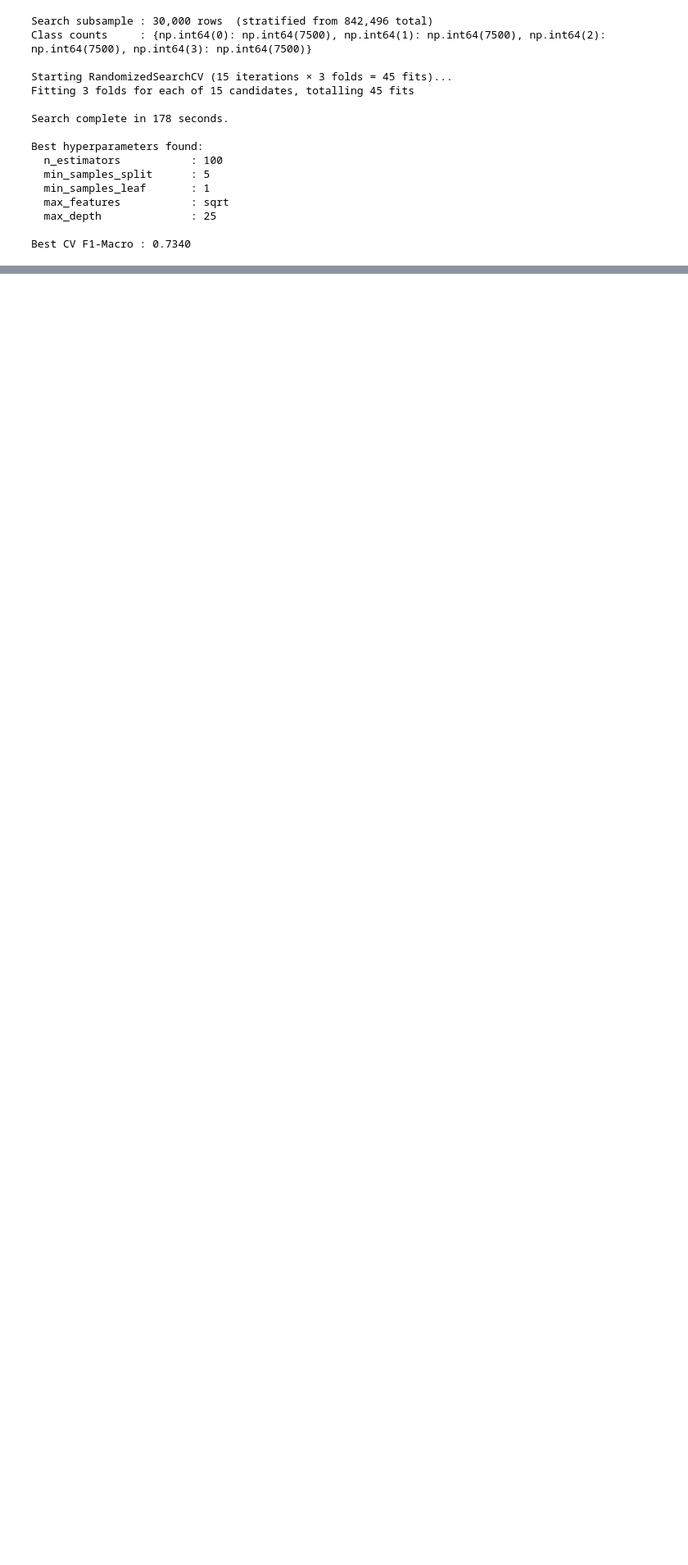
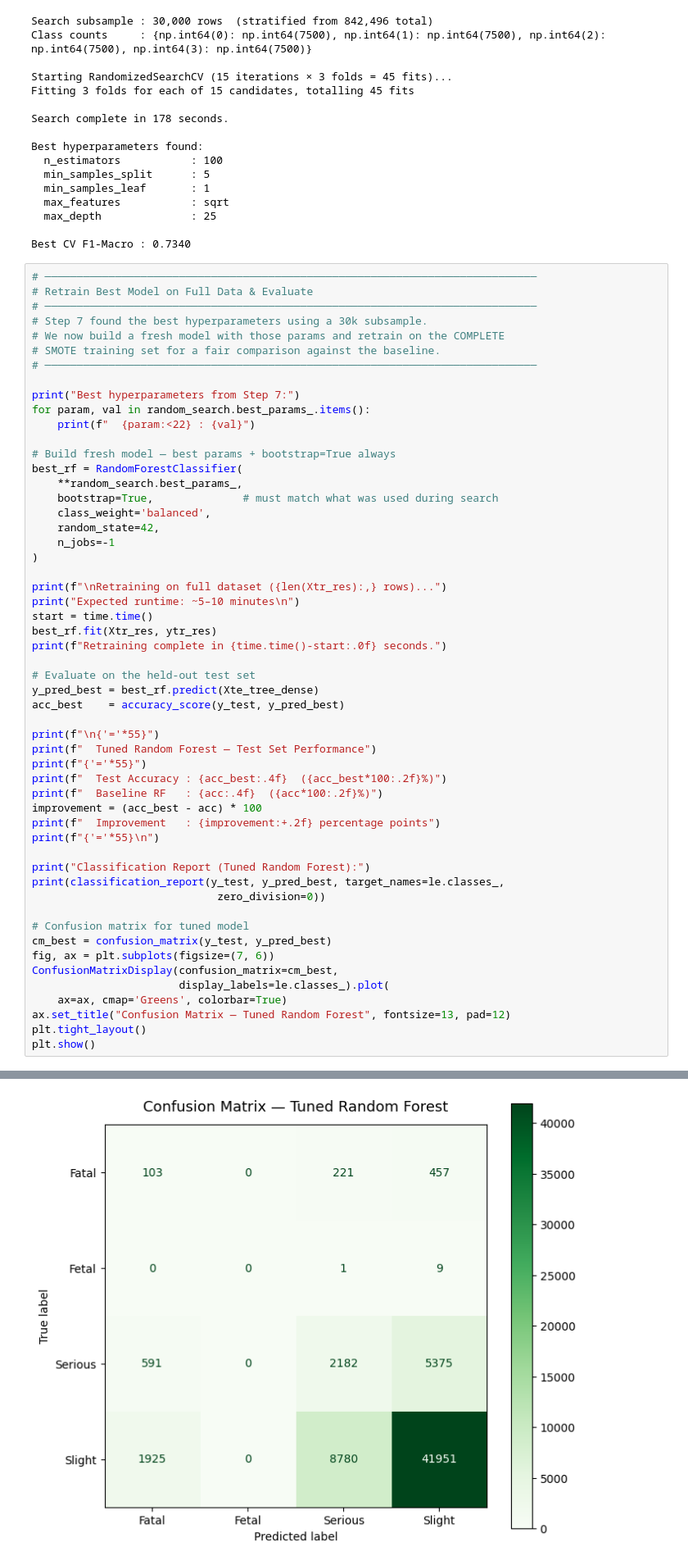
Before and after one commit to tharindu9216/Accident-Severity-Classifier-, a Jupyter notebook: Random_Forest.ipynb, the cells around one changed output, grey strips where cells are left out. Shown at 82% size. Cells and saved outputs as stored; diff of their text form; blank space fills up the shorter version.

Commit message:
Retrain Best Model on Full Data & Evaluate

```diff
--- a/Random_Forest.ipynb
+++ b/Random_Forest.ipynb
@@ -655,3 +655,58 @@ Best hyperparameters found:
   max_depth              : 25
 
 Best CV F1-Macro : 0.7340
+# %%
+# ─────────────────────────────────────────────────────────────────────────────
+# Retrain Best Model on Full Data & Evaluate
+# ─────────────────────────────────────────────────────────────────────────────
+# Step 7 found the best hyperparameters using a 30k subsample.
+# We now build a fresh model with those params and retrain on the COMPLETE
+# SMOTE training set for a fair comparison against the baseline.
+# ─────────────────────────────────────────────────────────────────────────────
+
+print("Best hyperparameters from Step 7:")
+for param, val in random_search.best_params_.items():
+    print(f"  {param:<22} : {val}")
+
+# Build fresh model — best params + bootstrap=True always
+best_rf = RandomForestClassifier(
+    **random_search.best_params_,
+    bootstrap=True,              # must match what was used during search
+    class_weight='balanced',
+    random_state=42,
+    n_jobs=-1
+)
+
+print(f"\nRetraining on full dataset ({len(Xtr_res):,} rows)...")
+print("Expected runtime: ~5–10 minutes\n")
+start = time.time()
+best_rf.fit(Xtr_res, ytr_res)
+print(f"Retraining complete in {time.time()-start:.0f} seconds.")
+
+# Evaluate on the held-out test set
+y_pred_best = best_rf.predict(Xte_tree_dense)
+acc_best    = accuracy_score(y_test, y_pred_best)
+
+print(f"\n{'='*55}")
+print(f"  Tuned Random Forest — Test Set Performance")
+print(f"{'='*55}")
+print(f"  Test Accuracy : {acc_best:.4f}  ({acc_best*100:.2f}%)")
+print(f"  Baseline RF   : {acc:.4f}  ({acc*100:.2f}%)")
+improvement = (acc_best - acc) * 100
+print(f"  Improvement   : {improvement:+.2f} percentage points")
+print(f"{'='*55}\n")
+
+print("Classification Report (Tuned Random Forest):")
+print(classification_report(y_test, y_pred_best, target_names=le.classes_,
+                             zero_division=0))
+
+# Confusion matrix for tuned model
+cm_best = confusion_matrix(y_test, y_pred_best)
+fig, ax = plt.subplots(figsize=(7, 6))
+ConfusionMatrixDisplay(confusion_matrix=cm_best,
+                       display_labels=le.classes_).plot(
+    ax=ax, cmap='Greens', colorbar=True)
+ax.set_title("Confusion Matrix — Tuned Random Forest", fontsize=13, pad=12)
+plt.tight_layout()
+plt.show()
+# %% [output]
@@ -657,0 +730 @@ Best CV F1-Macro : 0.7340
+[figure, added]
```
Also changed, not shown: parts of 1 cell of this notebook.
